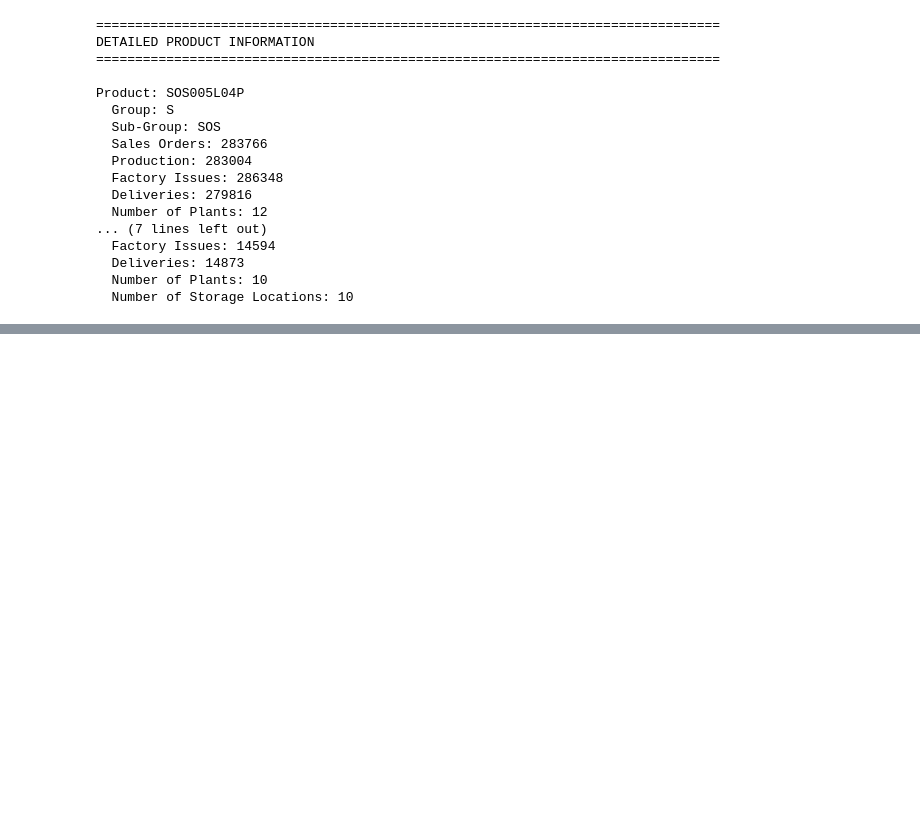
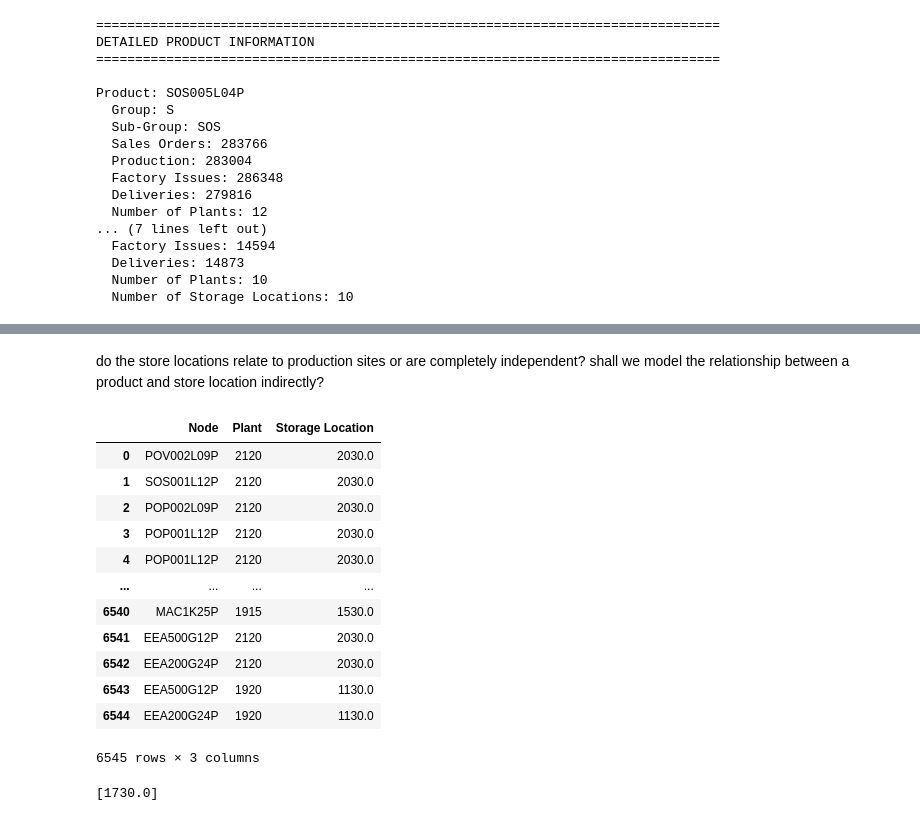
Before and after one commit to iman-xosseini/knowledge_graph_project, a Jupyter notebook: notebooks/data_analysis_18-11-2025.ipynb, the cells around one changed output, grey strips where cells are left out. Drawn from its saved outputs; the diff is of its cells as text; code cells hidden in the pictures; blank space fills up the shorter version.

```diff
--- a/notebooks/data_analysis_18-11-2025.ipynb
+++ b/notebooks/data_analysis_18-11-2025.ipynb
@@ -831,0 +1624,79 @@ Product: SOS005L04P
+# %% [markdown]
+do the store locations relate to production sites or are completely independent? shall we model the relationship between a product and store location indirectly?
+# %%
+df_nodes_plant_and_storage
+# %% [output]
+|  | Node | Plant | Storage Location |
+| 0 | POV002L09P | 2120 | 2030.0 |
+| 1 | SOS001L12P | 2120 | 2030.0 |
+| 2 | POP002L09P | 2120 | 2030.0 |
+| 3 | POP001L12P | 2120 | 2030.0 |
+| 4 | POP001L12P | 2120 | 2030.0 |
+| ... | ... | ... | ... |
+| 6540 | MAC1K25P | 1915 | 1530.0 |
+| 6541 | EEA500G12P | 2120 | 2030.0 |
+| 6542 | EEA200G24P | 2120 | 2030.0 |
+| 6543 | EEA500G12P | 1920 | 1130.0 |
+| 6544 | EEA200G24P | 1920 | 1130.0 |
+6545 rows × 3 columns
+# %%
+def get_storage_locations_by_plant(plant, unique=True, dropna=True, return_df=False):
+    """
+    Return storage location(s) for a given plant id (or list of plant ids).
+
+    Args:
+        plant: int, str, or list[int/str] - one plant id or a list of plant ids
+        unique: bool - return unique storage locations (list) if True,
+                       otherwise return a dataframe with all matched rows
+        dropna: bool - drop NaN storage locations
+        return_df: bool - always return a pandas.DataFrame (overrides unique)
+
+    Returns:
+        list or pandas.DataFrame:
+            - If return_df is True: returns DataFrame with columns ['Node', 'Plant', 'Storage Location'] filtered by plant
+            - Else if unique is True: returns list of unique storage locations
+            - Else: returns pandas.DataFrame with matched rows (may contain duplicates)
+
+    Examples:
+        get_storage_locations_by_plant(2120)
+        get_storage_locations_by_plant([2120, 2121], unique=False)
+        get_storage_locations_by_plant('2120', dropna=False, return_df=True)
+    """
+    # Normalize plant(s) into list
+    if isinstance(plant, (int, str)):
+        plant_vals = [int(plant)] if str(plant).isdigit() else [plant]
+    elif hasattr(plant, "__iter__"):
+        plant_vals = [int(p) if str(p).isdigit() else p for p in plant]
+    else:
+        raise TypeError("plant must be int, str, or iterable of ints/strs")
+
+    # Filter global dataframe
+    df_filtered = df_nodes_plant_and_storage[df_nodes_plant_and_storage['Plant'].isin(plant_vals)].copy()
+
+    if dropna:
+        df_filtered = df_filtered.dropna(subset=['Storage Location'])
+
+    if return_df:
+        # Return full DataFrame (copy to avoid side-effects)
+        return df_filtered.reset_index(drop=True)
+
+    if unique:
+        # Return unique storage locations as a sorted list
+        storages = df_filtered['Storage Location'].unique().tolist()
+        storages = [s for s in storages if not (pd.isna(s))]
+        try:
+            # sort numerically if numeric
+            storages = sorted(storages)
+        except Exception:
+            pass
+        return storages
+
+    return df_filtered.reset_index(drop=True)
+
+
+
+get_storage_locations_by_plant(1917)
+# get_storage_locations_by_plant([2120, 2121], unique=False)
+# get_storage_locations_by_plant('2120', dropna=False, return_df=True) # dropna
+# %% [output]
+[1730.0]
```
Also changed, not shown: parts of 14 cells of this notebook, 15 other files.
